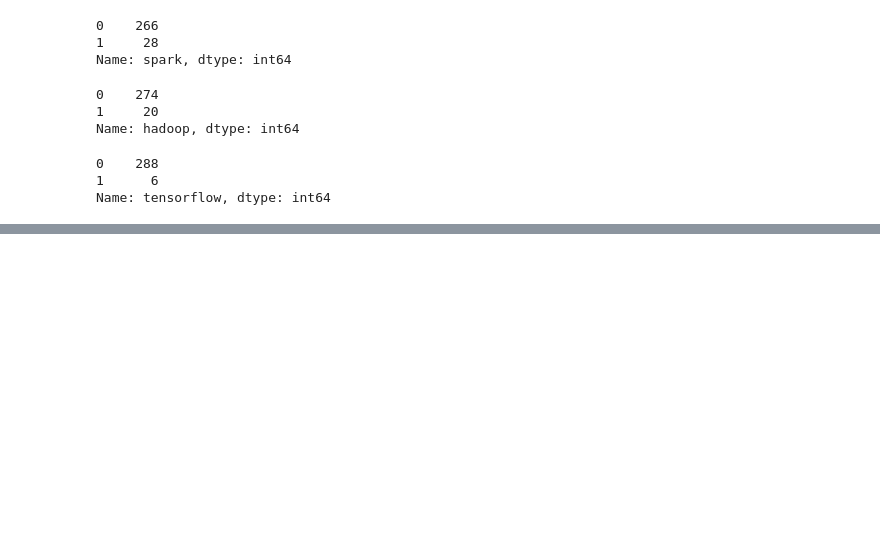
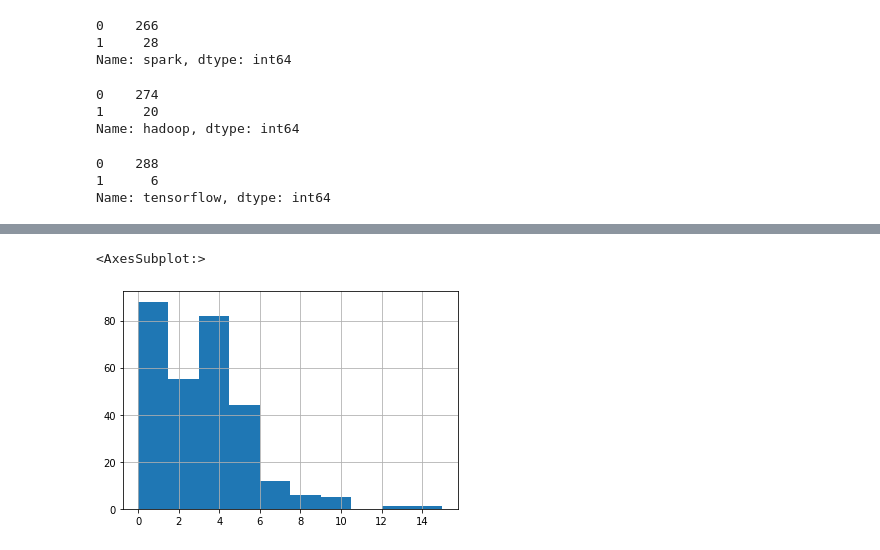
Before and after one commit to edologgerbird/salary_pred, a Jupyter notebook: data_exploration.ipynb, the cells around one changed output, grey strips where cells are left out. Cells and saved outputs as stored; diff of their text form; code cells hidden in the pictures; blank space fills up the shorter version.

```diff
--- a/data_exploration.ipynb
+++ b/data_exploration.ipynb
@@ -101,0 +126,5 @@ Name: tensorflow, dtype: int64
+# %%
+df.min_exp.hist()
+# %% [output]
+<AxesSubplot:>
+[figure, added]
```
Also changed, not shown: parts of 18 cells of this notebook, 2 other files.
